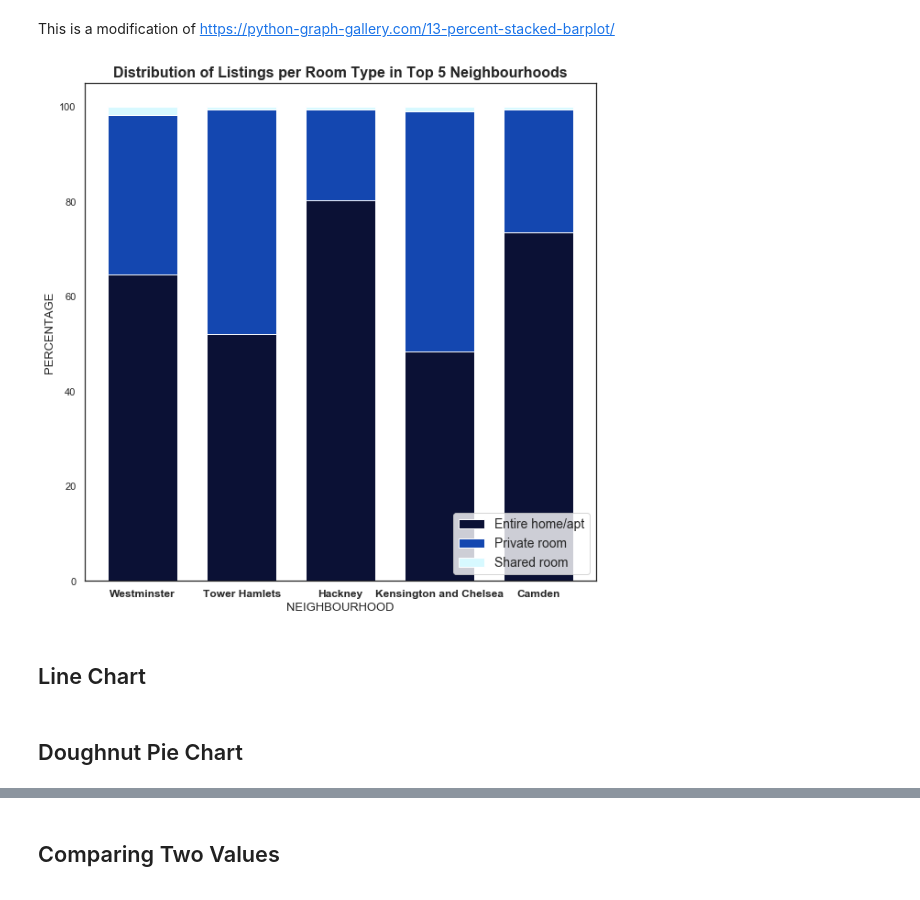
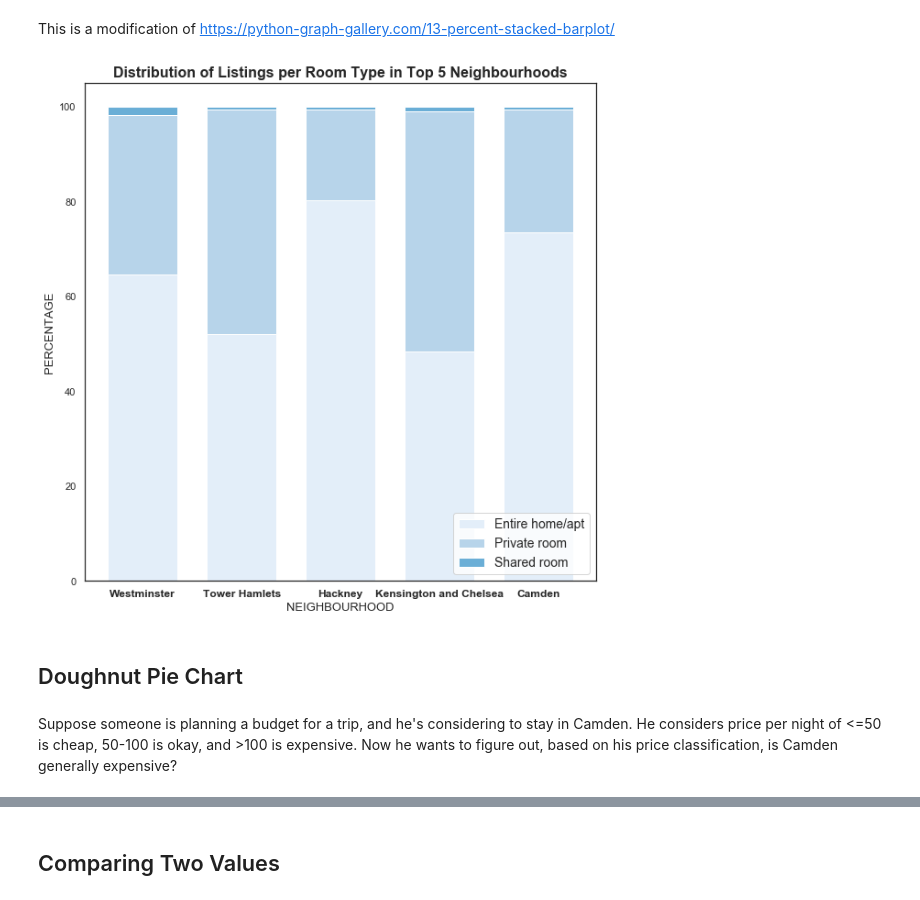
Before and after one commit to dindatisi/python_charts, a Jupyter notebook: chart_gallery.ipynb, the cells around one changed output, grey strips where cells are left out. Saved outputs shown, nothing was run; the diff lists cells and outputs as text; code cells hidden in the pictures.

```diff
--- a/chart_gallery.ipynb
+++ b/chart_gallery.ipynb
@@ -52,19 +55,24 @@ for rect, label in zip(rects, labels):
 # %%
 # same charts but with horizontal bar
 
-ax = df['room_type'].value_counts().sort_values(ascending=True).plot.barh(color='darkblue',figsize=(8,6),fontsize=14)
+ax = df.groupby(['room_type'])['price'].mean().sort_values(ascending=True).plot.barh(color='darkblue',
+                                                                                     figsize=(8,6),fontsize=14,
+                                                                                    width=0.7)
 
-plt.title('Number of Listings per Room Type',fontsize=15,fontweight='bold')
-plt.xlabel('Number of Listings',fontsize=13)
+plt.title('Average Price by Room Type',fontsize=15,fontweight='bold')
+plt.xlabel('Average Price',fontsize=13)
+plt.ylabel('Room Type')
 
 # customize ticks for clean looks
-ax.set_xticks([0,15000,30000,45000])
-ax.set_xticklabels(['0','15k','30k','45k'], fontsize=12)
-#ax.set_xticklabels(df['room_type'].unique(),fontsize=12)
+ax.set_xticks([0,50,100,150,200])
+
+#ax.set_xticklabels(['0','15k','30k','45k'], fontsize=12)
+
 
 # make data labels
-labels = df['room_type'].value_counts().sort_values(ascending=True)
+labels = df.groupby(['room_type'])['price'].mean().round(decimals=2).sort_values(ascending=True)
+
 rects = ax.patches
 for i, v in enumerate(labels):
-    ax.text(v + 100, i , str(v), color='black', fontweight='bold',fontsize=12)
+    ax.text(v - 20, i-0.05 , str(v), color='white', fontweight='bold',fontsize=14)
 # %% [output]
@@ -110,47 +118,50 @@ This is a modification of https://python-graph-gallery.com/13-percent-stacked-ba
 r = range(1,6)
 data = df[df.neighbourhood.isin(top_neighbourhoods.index)].groupby(['neighbourhood','room_type'])['id'].count().unstack('room_type')
 
+
 # From raw value to percentage
 totals = [i+j+k for i,j,k in zip(data['Entire home/apt'], data['Private room'], data['Shared room'])]
-greenBars = [i / j * 100 for i,j in zip(data['Entire home/apt'], totals)]
-orangeBars = [i / j * 100 for i,j in zip(data['Private room'], totals)]
-blueBars = [i / j * 100 for i,j in zip(data['Shared room'], totals)]
+bar1 = [i / j * 100 for i,j in zip(data['Entire home/apt'], totals)]
+bar2 = [i / j * 100 for i,j in zip(data['Private room'], totals)]
+bar3 = [i / j * 100 for i,j in zip(data['Shared room'], totals)]
 
 # plot
 plt.figure(figsize=(10,10))
 ax = plt.subplot(111)
+cmap=plt.cm.get_cmap('Blues')
+colors = [cmap(0.1),cmap(0.3),cmap(0.5)]
 
 barWidth = 0.7
 names = (top_neighbourhoods.index)
 # Create green Bars
-plt.bar(r, greenBars, color='#0B1135', edgecolor='white', width=barWidth)
+plt.bar(r, bar1, color=colors[0], edgecolor='white', width=barWidth)
 # Create orange Bars
-plt.bar(r, orangeBars, bottom=greenBars, color='#1447b0', edgecolor='white', width=barWidth)
+plt.bar(r, bar2, bottom=greenBars, color=colors[1], edgecolor='white', width=barWidth)
 # Create blue Bars
-plt.bar(r, blueBars, bottom=[i+j for i,j in zip(greenBars, orangeBars)], color='#D7F9FF', edgecolor='white', width=barWidth)
+plt.bar(r, bar3, bottom=[i+j for i,j in zip(bar1, bar2)], color=colors[2], edgecolor='white', width=barWidth)
 
 # Custom axis label
 plt.xticks(r, names)
 plt.xlabel("NEIGHBOURHOOD",fontsize=13)
 plt.ylabel('PERCENTAGE',fontsize=13)
 plt.setp(plt.gca().get_xticklabels(),fontsize=12,weight='bold')
 
 plt.title('Distribution of Listings per Room Type in Top 5 Neighbourhoods',fontweight='bold',fontsize=16)
 
 '''
 # Shrink current axis to make space for legend (if you want axis to be outside the plot)
 box = ax.get_position()
 ax.set_position([box.x0, box.y0, box.width * 0.8, box.height])
 '''
 
 
 ax.legend(['Entire home/apt','Private room','Shared room'],loc=4, fontsize=14)
 
 
 plt.show()
 # %% [output]
-[figure, old version]
+[figure, new version]
-# %% [markdown]
-## Line Chart
 # %% [markdown]
 ## Doughnut Pie Chart
+# %% [markdown]
+Suppose someone is planning a budget for a trip, and he's considering to stay in Camden. He considers price per night of <=50 is cheap, 50-100 is okay, and >100 is expensive. Now he wants to figure out, based on his price classification, is Camden generally expensive?
```
Also changed, not shown: parts of 9 cells of this notebook.
